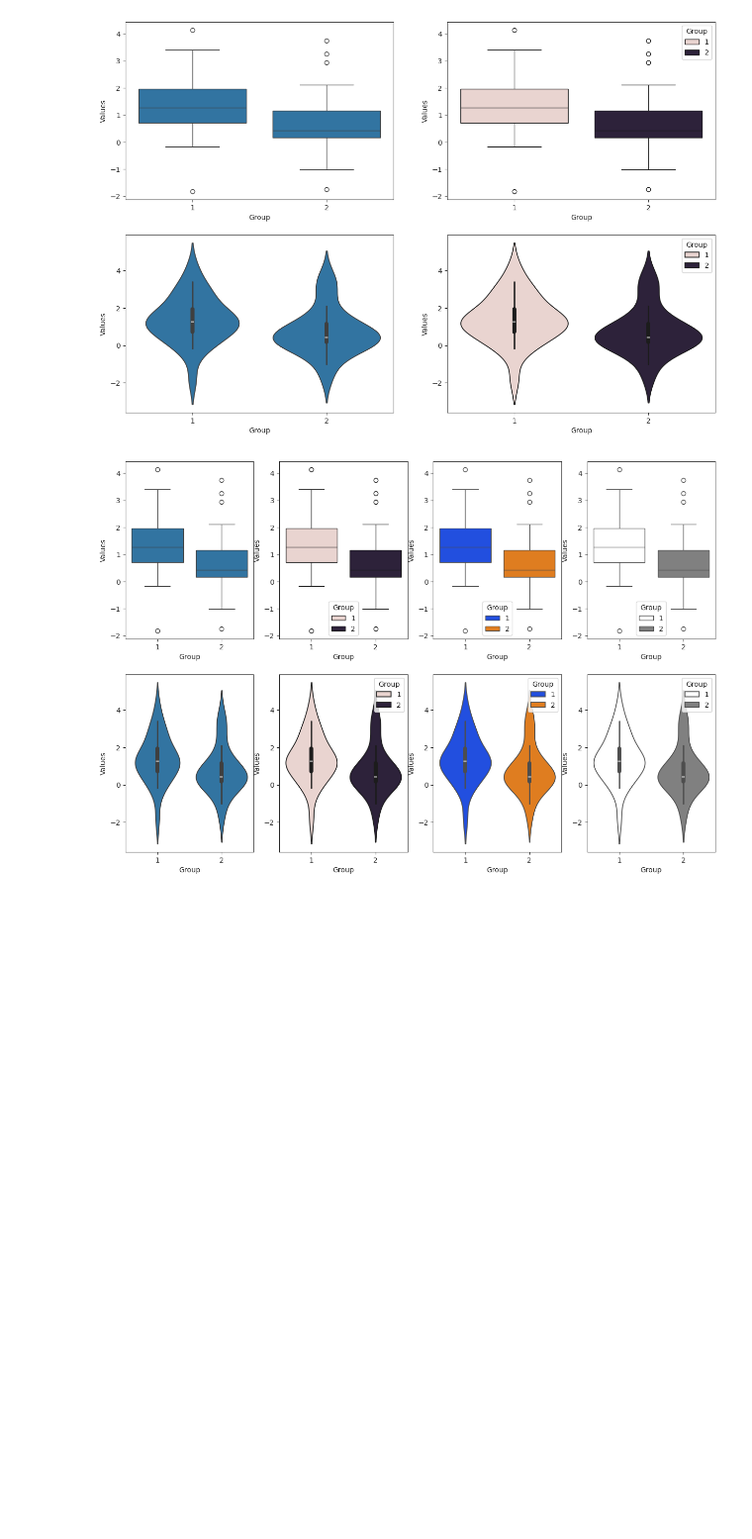
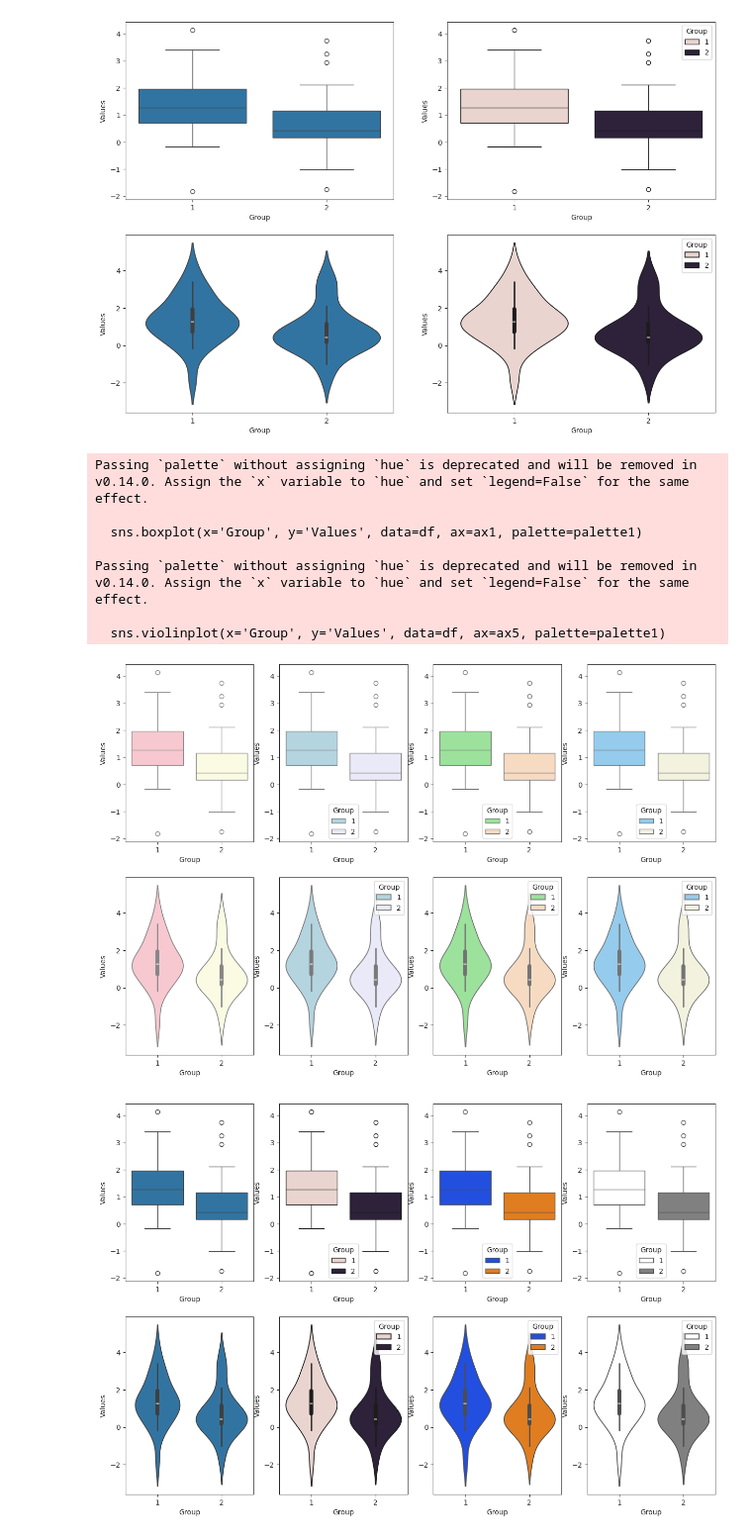
Before and after one commit to adorable827/Data_Analysis, a Jupyter notebook: 8_BasicStats_Graphs.ipynb, the cells around one changed output. Shown: that part at 99% size. Saved outputs shown, nothing was run; the diff lists cells and outputs as text; code cells hidden in the pictures; blank space fills up the shorter version.

```diff
--- a/8_BasicStats_Graphs.ipynb
+++ b/8_BasicStats_Graphs.ipynb
@@ -325,6 +370,52 @@ sns.violinplot(x = 'Group', y = 'Values', hue = 'Group', data=df, ax = ax4)
 plt.show()
 # %% [output]
 [figure]
+# %%
+import pandas as pd
+import numpy as np
+import matplotlib.pyplot as plt
+import seaborn as sns
+
+df = pd.read_csv('/content/sample_data/TwoGroupData_Base4Ttest_Independent.csv')
+df = df.apply(pd.to_numeric, errors='coerce')
+
+sns.set_style('ticks')
+
+fig = plt.figure(figsize=(15, 10))
+ax1 = fig.add_subplot(2, 4, 1)
+ax2 = fig.add_subplot(2, 4, 2)
+ax3 = fig.add_subplot(2, 4, 3)
+ax4 = fig.add_subplot(2, 4, 4)
+ax5 = fig.add_subplot(2, 4, 5)
+ax6 = fig.add_subplot(2, 4, 6)
+ax7 = fig.add_subplot(2, 4, 7)
+ax8 = fig.add_subplot(2, 4, 8)
+
+palette1 = ['#FFC0CB', '#FFFFE0']
+palette2 = ['#ADD8E6', '#E6E6FA']
+palette3 = ['#90EE90', '#FFDAB9']
+palette4 = ['#87CEFA', '#F5F5DC']
+
+sns.boxplot(x='Group', y='Values', data=df, ax=ax1, palette=palette1)
+sns.boxplot(x='Group', y='Values', hue='Group', data=df, ax=ax2, palette=palette2)
+sns.boxplot(x='Group', y='Values', hue='Group', data=df, ax=ax3, palette=palette3)
+sns.boxplot(x='Group', y='Values', hue='Group', data=df, ax=ax4, palette=palette4)
+
+sns.violinplot(x='Group', y='Values', data=df, ax=ax5, palette=palette1)
+sns.violinplot(x='Group', y='Values', hue='Group', data=df, ax=ax6, palette=palette2)
+sns.violinplot(x='Group', y='Values', hue='Group', data=df, ax=ax7, palette=palette3)
+sns.violinplot(x='Group', y='Values', hue='Group', data=df, ax=ax8, palette=palette4)
+
+plt.show()
+# %% [output]
+Passing `palette` without assigning `hue` is deprecated and will be removed in v0.14.0. Assign the `x` variable to `hue` and set `legend=False` for the same effect.
+
+  sns.boxplot(x='Group', y='Values', data=df, ax=ax1, palette=palette1)
+
+Passing `palette` without assigning `hue` is deprecated and will be removed in v0.14.0. Assign the `x` variable to `hue` and set `legend=False` for the same effect.
+
+  sns.violinplot(x='Group', y='Values', data=df, ax=ax5, palette=palette1)
+[figure, added]
 # %%
 #@markdown 🐹🌱🌱 **Students' Activity 2️⃣**
 
```
Also changed, not shown: parts of 2 cells of this notebook.
